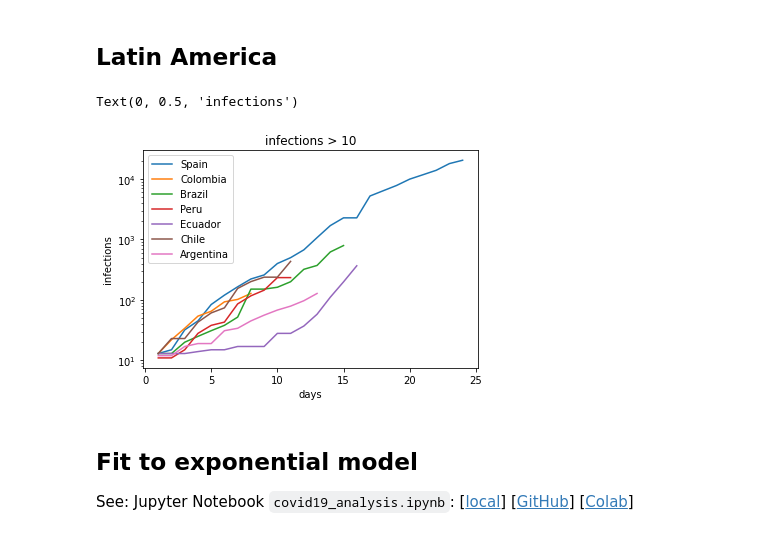
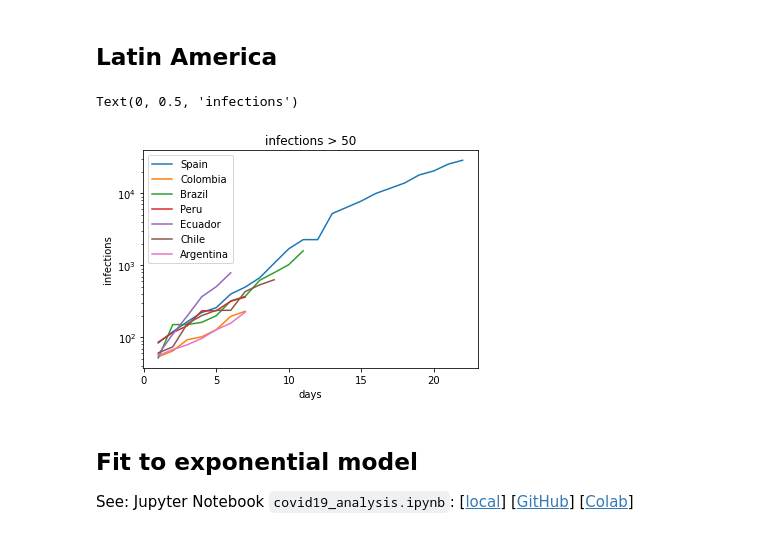
Before and after one commit to restrepo/COVID-19, a Jupyter notebook: covid_analysis.ipynb, the cells around one changed output. Drawn from its saved outputs; the diff is of its cells as text; code cells hidden in the pictures.

```diff
--- a/covid_analysis.ipynb
+++ b/covid_analysis.ipynb
@@ -333,32 +335,32 @@ To check the reason why some contries may no exhibit an strong exponential growt
 # %%
 cntr=['Spain','Colombia','Brazil','Peru','Ecuador', 'Chile','Argentina']
 
-mininf=10
+mininf=50
 for c in cntr:
     idxs=cv[ cv['Country/Region']== c ].index
     if len(idxs)==1:
         idx=idxs[0]
     else:
         print('Several Province/State')
 
     y=[l for l in cv.loc[idx,'tolist'] if l>mininf]
     ylen=len(y)
     x=range( 1,ylen+1 )
     #plt.semilogy(x,y,label='{}'.format(c))
     plt.plot(x,y,label='{}'.format(c))
 
 plt.legend(loc='best')
 plt.xscale('linear')
 plt.yscale('log')
 plt.title('infections > {}'.format(mininf))
 plt.xlabel('days')
 plt.ylabel('infections')
 #plt.xlim(1,12)
 #plt.ylim(1,200)
 #plt.savefig('elpais_recover_2020_03_16.png')
 # %% [output]
 Text(0, 0.5, 'infections')
-[figure, old version]
+[figure, new version]
 # %% [markdown]
 ## Fit to exponential model
 See: Jupyter Notebook `covid19_analysis.ipynb`: [[local](./covid19.ipynb)] [[GitHub](https://github.com/restrepo/Covid-19/blob/master/covid.ipynb)] [[Colab](https://colab.research.google.com/github/restrepo/Covid-19/blob/master/covid.ipynb)]
```
Also changed, not shown: parts of 11 cells of this notebook.
